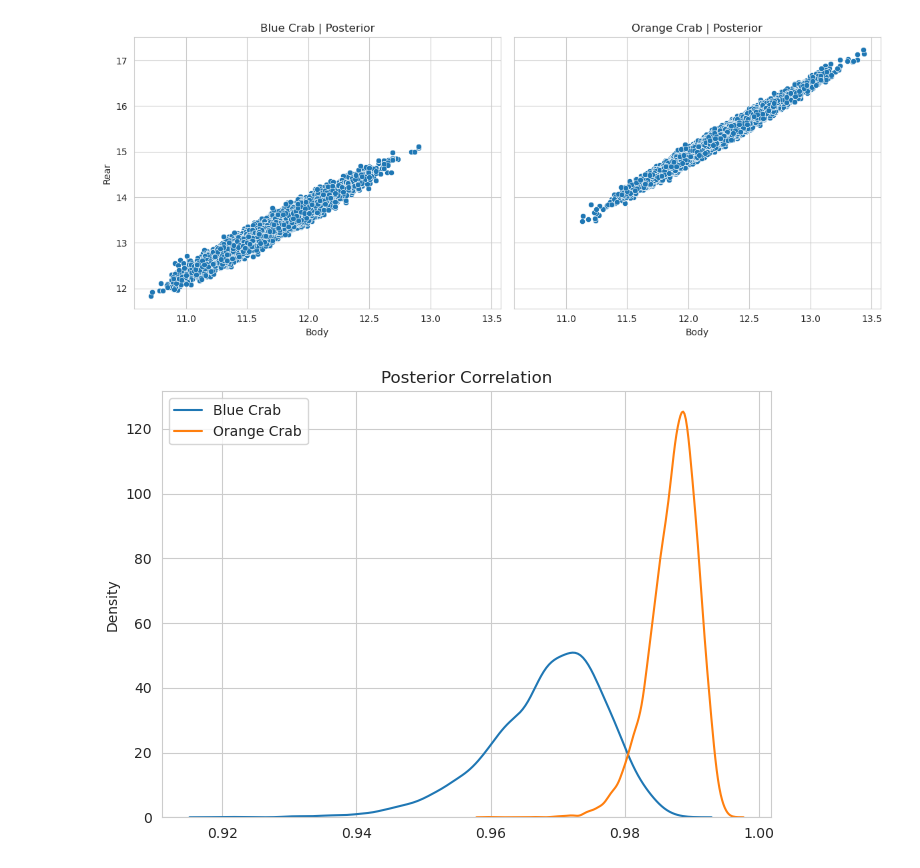
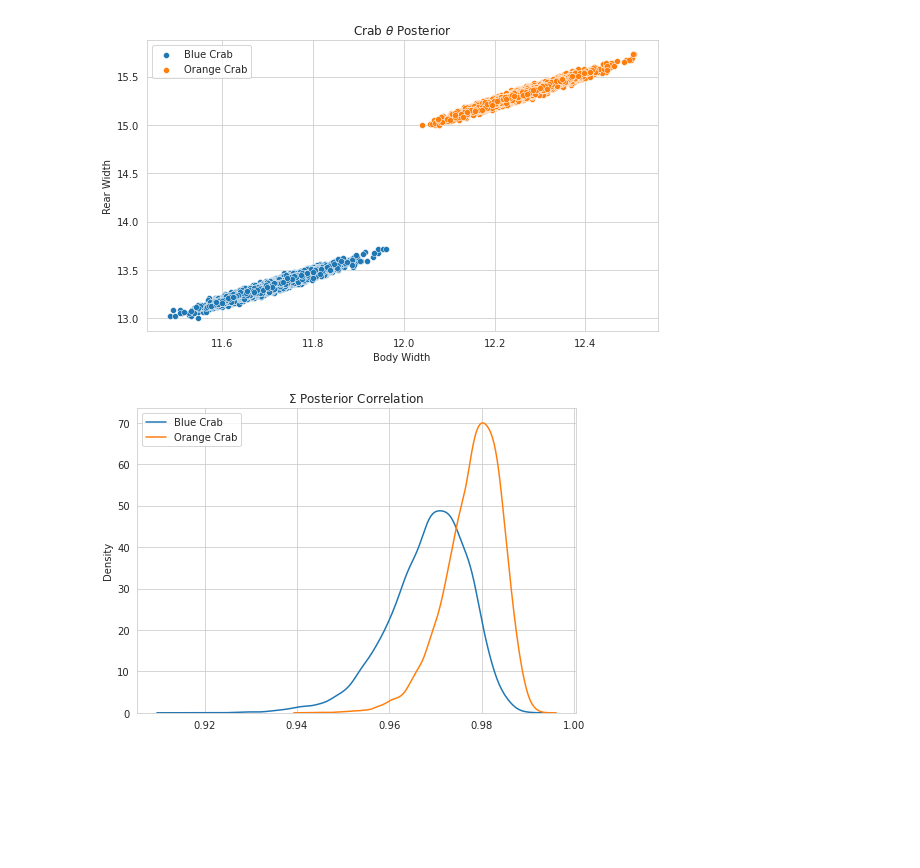
Before and after one commit to WHITSNAK/sta_602, a Jupyter notebook: hw9/hw9.ipynb, the cells around one changed output. Saved outputs shown, nothing was run; the diff lists cells and outputs as text; code cells hidden in the pictures; blank space fills up the shorter version.

Commit message:
update plots

```diff
--- a/hw9/hw9.ipynb
+++ b/hw9/hw9.ipynb
@@ -48,36 +69,36 @@ orange_sigma_pos_rv = stats.invwishart(df=v_n, scale=S_n)
 # %%
-fig, ax = plt.subplots(1, 2, figsize=(12, 5), sharex=True, sharey=True)
+fig, ax = plt.subplots(figsize=(8, 5))
 
-X = blue_theta_pos_rv.rvs(10000)
-sns.scatterplot(x=X[:,0], y=X[:,1], ax=ax[0])
-ax[0].set_title('Blue Crab | Posterior')
-ax[0].set_xlabel("Body")
-ax[0].set_ylabel("Rear")
+X = np.array([s[0] for s in blue_samples])
+sns.scatterplot(x=X[:,0], y=X[:,1], ax=ax, label='Blue Crab')
 
-X = orange_theta_pos_rv.rvs(10000)
-sns.scatterplot(x=X[:,0], y=X[:,1], ax=ax[1])
-ax[1].set_title('Orange Crab | Posterior')
-ax[1].set_xlabel("Body")
-ax[1].set_ylabel("Rear")
+X = np.array([s[0] for s in orange_samples])
+sns.scatterplot(x=X[:,0], y=X[:,1], ax=ax, label='Orange Crab')
+
+ax.set_title('Crab $\\theta$ Posterior')
+ax.set_xlabel("Body Width")
+ax.set_ylabel("Rear Width")
 
 # figure setups
 fig.tight_layout()
 fig.show()
 # %% [output]
-[figure, old version]
+[figure, new version]
 # %%
 fig, ax = plt.subplots(figsize=(7, 5))
 
-bs = np.array([cov2corr(x) for x in blue_sigma_pos_rv.rvs(10000)])
-os = np.array([cov2corr(x) for x in orange_sigma_pos_rv.rvs(10000)])
+bs = np.array([cov2corr(s[1]) for s in blue_samples])
+os = np.array([cov2corr(s[1]) for s in orange_samples])
+
 sns.kdeplot(bs, label='Blue Crab', ax=ax)
 sns.kdeplot(os, label='Orange Crab', ax=ax)
-ax.set_title("Posterior Correlation")
+
+ax.set_title("$\\Sigma$ Posterior Correlation")
 ax.legend()
 fig.tight_layout()
 fig.show()
 # %% [output]
-[figure, old version]
+[figure, new version]
 # %%
 (bs < os).mean()
 # %% [output]
```
Also changed, not shown: parts of 5 cells of this notebook, 2 other files.
